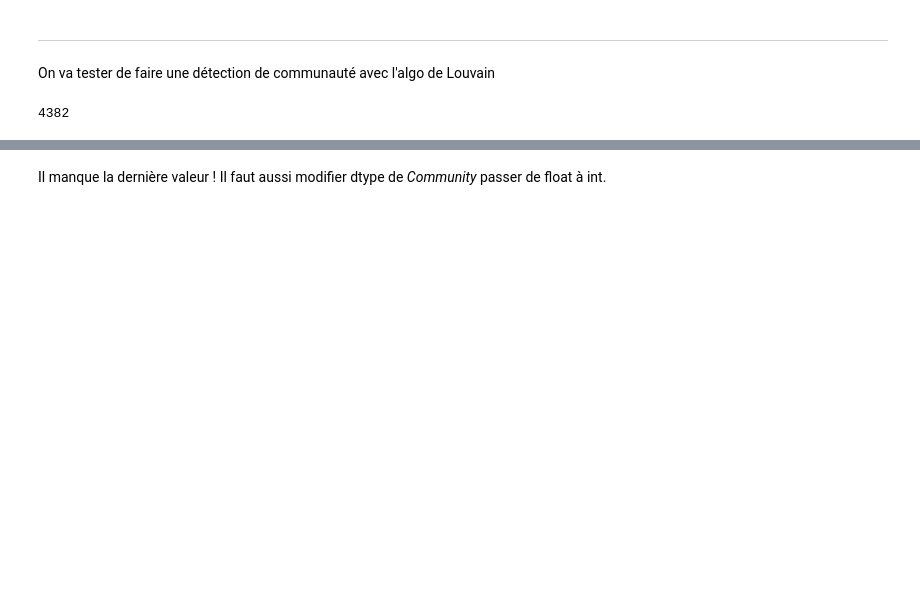
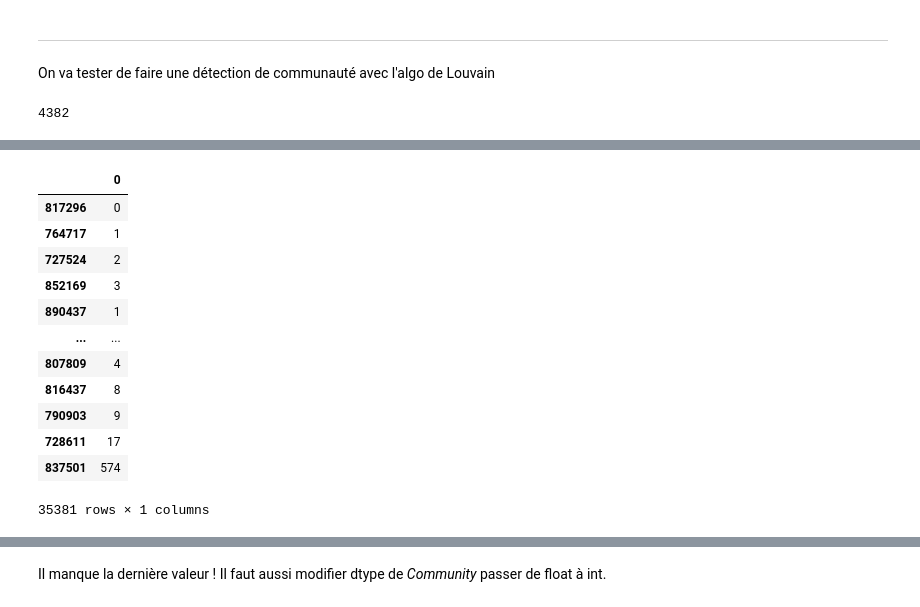
Before and after one commit to Cyrlyo/Cordis, a Jupyter notebook: Notebook/Graph_revived.ipynb, the cells around one changed output, grey strips where cells are left out. Cells and saved outputs as stored; diff of their text form; code cells hidden in the pictures; blank space fills up the shorter version.

```diff
--- a/Notebook/Graph_revived.ipynb
+++ b/Notebook/Graph_revived.ipynb
@@ -287,3 +282,20 @@ partition
 partition_sorted = dict(sorted(partition.items()))
 # %%
 partition_sorted = pd.DataFrame.from_dict(partition_sorted, orient="index").astype({0:"int32"})
+# %%
+partition_df = pd.DataFrame.from_dict(partition, orient="index").astype({0:"int32"})
+partition_df
+# %% [output]
+|  | 0 |
+| 817296 | 0 |
+| 764717 | 1 |
+| 727524 | 2 |
+| 852169 | 3 |
+| 890437 | 1 |
+| ... | ... |
+| 807809 | 4 |
+| 816437 | 8 |
+| 790903 | 9 |
+| 728611 | 17 |
+| 837501 | 574 |
+35381 rows × 1 columns
```
Also changed, not shown: parts of 10 cells of this notebook.
